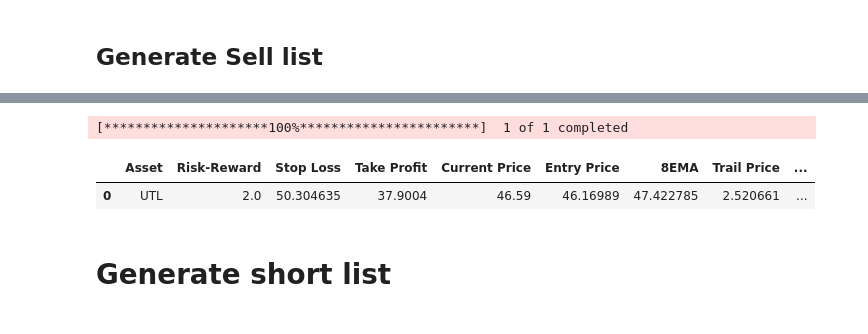
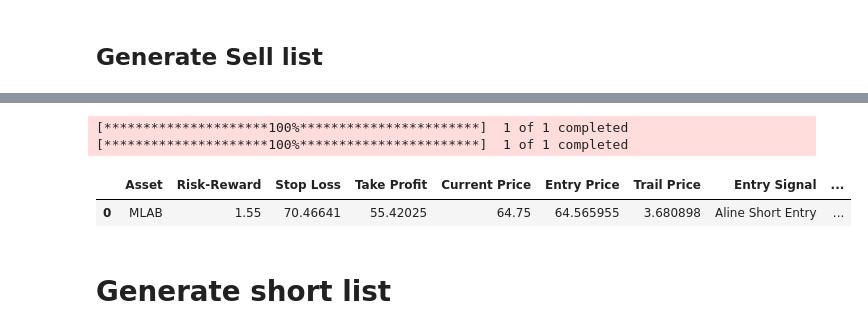
Before and after one commit to obeabi/AirlineSentiment, a Jupyter notebook: ShortTrades.ipynb, the cells around one changed output, grey strips where cells are left out. Cells and saved outputs as stored; diff of their text form; code cells hidden in the pictures.

```diff
--- a/ShortTrades.ipynb
+++ b/ShortTrades.ipynb
@@ -38,6 +66,6 @@ Libraries Installed!
 # %%
 # List of ETFs to analyze
-
+recent_quarter = most_recent_quarter_start()
 df_raw = pd.read_csv('short_list.csv')
 etfs = df_raw['Asset'].to_list()
 print(etfs)
@@ -606,12 +631,12 @@ def check_mtf_entry(tickers):
 # %%
 # Multi-time frame entry Check
-#df_results = pd.DataFrame(results).dropna()
-etfs_to_check = df_o['Asset'].tolist()  #df_o['ETF'] #df_results['ETF'].tolist()
+etfs_to_check = df_o['Asset'].tolist()
 
 df_signals = check_mtf_entry(etfs_to_check)
 
+df_final = df_signals[df_signals['Entry_Signal'] =="Bearish Entry Confirmed ✅"]
 
-df_signals.head()
+df_final.head()
 # %% [output]
 [*********************100%***********************]  1 of 1 completed
 [*********************100%***********************]  1 of 1 completed
@@ -664,24 +667,25 @@ sell_list
 # %%
 # Apply TA filters and prioritize ETFs
 results = []
-sell_list = sell_list[sell_list['Entry_Signal'].isin(['Aline Entry'])]
+sell_list = sell_list[sell_list['Entry_Signal'].isin(['Aline Short Entry'])]
 
 
 for etf in sell_list['Asset'].to_list():
    df =get_daily_data(etf)
    price = df['Close'].iloc[-1].iloc[0]
    below_50sma = price  < df['50_day_SMA'].iloc[-1]
-   below_20sma = price  < df['20_day_SMA'].iloc[-1]
+   vwap_df     = anchored_vwap(etf, recent_quarter)
+   vwap        = vwap_df['anchored_vwap'].iloc[-1]
+   below_vwap  = price < vwap
 
 
-   if below_50sma and below_20sma  :
-    support_level, latest_price, trail,ema_level = calculate_risk_reward(df)
-    entry_price = latest_price - max(0., 0.25*trail)
-    trail = 1.5* trail
-    risk = np.abs(support_level -entry_price)
-    take_profit = entry_price - (1.5*risk)
+   if below_50sma and below_vwap :
+    trail, stop = calculate_risk_reward(df)
+    entry_price = price - max(0., 0.05*trail)
+    risk = np.abs(stop - entry_price)
+    take_profit = entry_price - (1.55*risk)
     reward =  entry_price - take_profit
-    support = support_level
+    support_level = stop
     risk_reward_ratio = reward / risk
     # Ensure risk is greater than zero before division
     if risk > 0:
@@ -697,36 +701,36 @@ for etf in sell_list['Asset'].to_list():
 
     # Append results with Entry_Signal
     results.append({
             "Asset": etf,
             "Risk-Reward": rr_ratio,
             "Stop Loss": support_level,
             "Take Profit": take_profit,
-            "Current Price": latest_price,
+            "Current Price": price,
             "Entry Price": entry_price,
-            "8EMA": ema_level,
             "Trail Price": trail,
             "Entry Signal": entry_signal,  # Add entry signal
             "stop_loss_perc": stop_loss_perc,
             "take_profit_perc": take_profit_perc
         })
 
     time.sleep(2)  # Add a delay of 1 second between requests
 
 
 # Sort ETFs by highest risk-to-reward ratio
 try:
    df_results = pd.DataFrame(results).dropna().sort_values(by="Risk-Reward", ascending=False).reset_index(drop = True)
 except Exception as e:
   print("No Asset to buy today, check back some other time!")
   df_results = pd.DataFrame({"Asset": ["No Asset available"]})
 
 df2 = df_results.merge(df_o[['Asset','Type', 'score']], on='Asset', how='left')
 df2['timestamp'] = datetime.now()
 df2 = df2.sort_values(by='score', ascending=True)
 df2.head()
 # %% [output]
 [*********************100%***********************]  1 of 1 completed
+[*********************100%***********************]  1 of 1 completed
-|  | Asset | Risk-Reward | Stop Loss | Take Profit | Current Price | Entry Price | 8EMA | Trail Price | ... |
-| 0 | UTL | 2.0 | 50.304635 | 37.9004 | 46.59 | 46.16989 | 47.422785 | 2.520661 | ... |
+|  | Asset | Risk-Reward | Stop Loss | Take Profit | Current Price | Entry Price | Trail Price | Entry Signal | ... |
+| 0 | MLAB | 1.55 | 70.46641 | 55.42025 | 64.75 | 64.565955 | 3.680898 | Aline Short Entry | ... |
 # %% [markdown]
 # Generate short list
```
Also changed, not shown: parts of 10 cells of this notebook.
